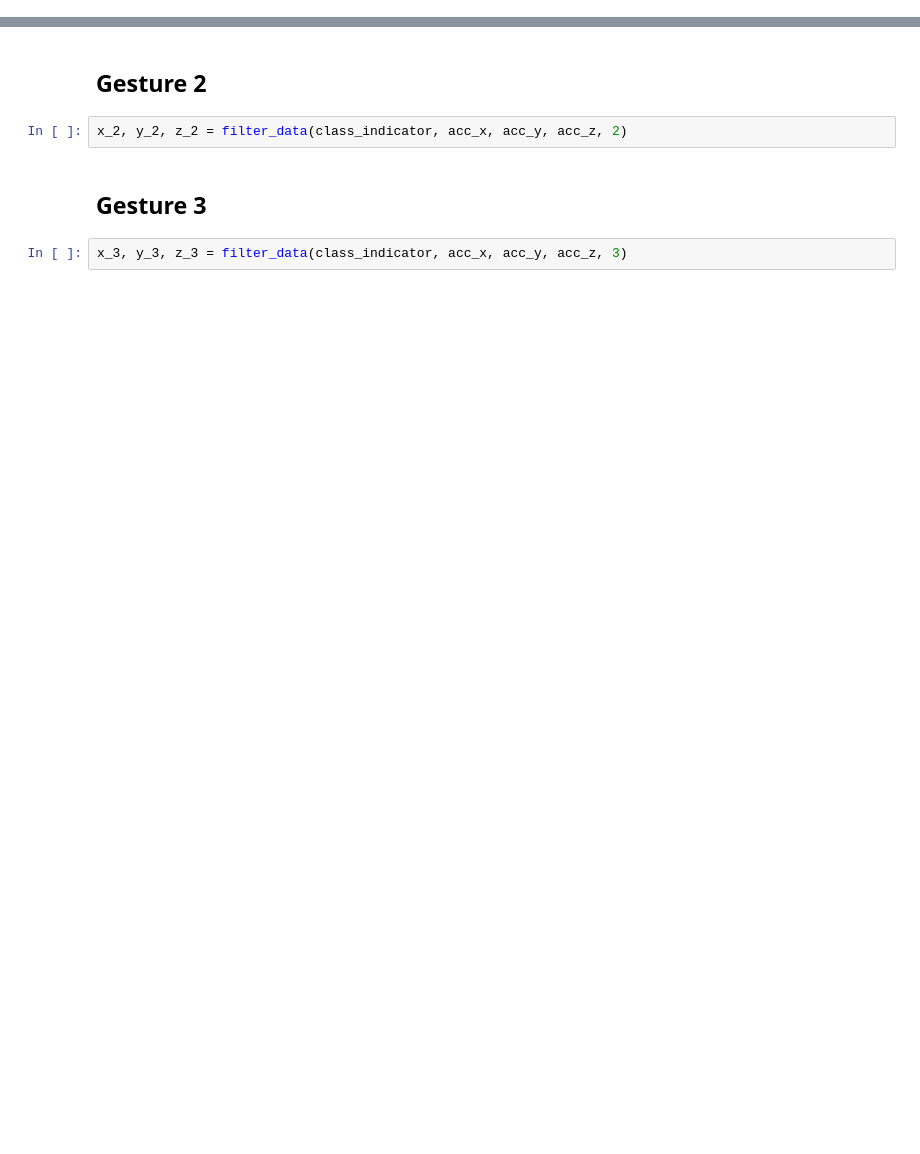
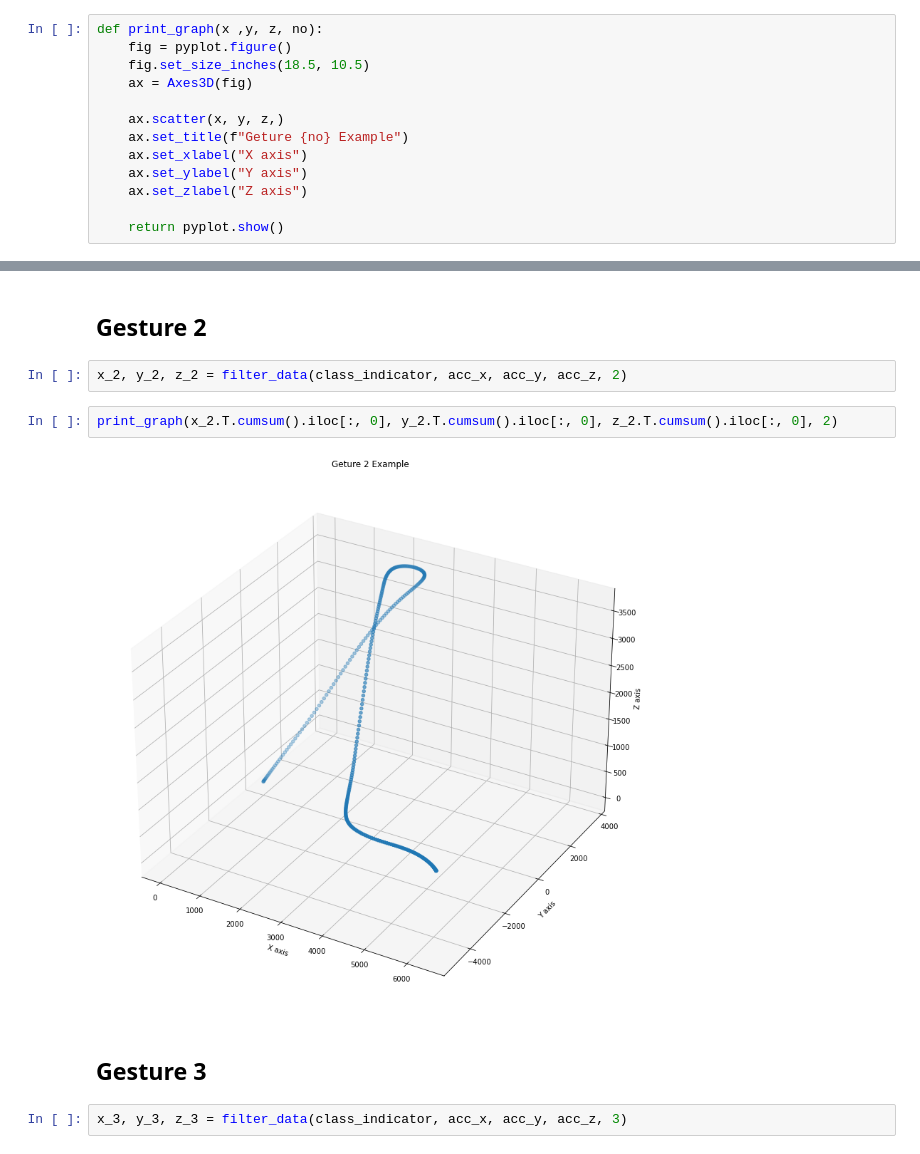
Before and after one commit to BU-IE-48B/fall21-mbahadir, a Jupyter notebook: Homework1/Homework1.ipynb, the cells around one changed output, grey strips where cells are left out. Cells and saved outputs as stored; diff of their text form; blank space fills up the shorter version.

```diff
--- a/Homework1/Homework1.ipynb
+++ b/Homework1/Homework1.ipynb
@@ -50,3 +52,16 @@ import plotly.express as px
+# %%
+def print_graph(x ,y, z, no):
+    fig = pyplot.figure()
+    fig.set_size_inches(18.5, 10.5)
+    ax = Axes3D(fig)
+
+    ax.scatter(x, y, z,)
+    ax.set_title(f"Geture {no} Example")
+    ax.set_xlabel("X axis")
+    ax.set_ylabel("Y axis")
+    ax.set_zlabel("Z axis")
+
+    return pyplot.show()
 # %% [markdown]
 ## Gesture 1
 # %%
@@ -76,6 +82,10 @@ fig1.update_traces(marker=dict(size=4,opacity=0.4))
 ## Gesture 2
 # %%
 x_2, y_2, z_2 = filter_data(class_indicator, acc_x, acc_y, acc_z, 2)
+# %%
+print_graph(x_2.T.cumsum().iloc[:, 0], y_2.T.cumsum().iloc[:, 0], z_2.T.cumsum().iloc[:, 0], 2)
+# %% [output]
+[figure, added]
 # %% [markdown]
 ## Gesture 3
 # %%
```
Also changed, not shown: parts of 35 cells of this notebook.
